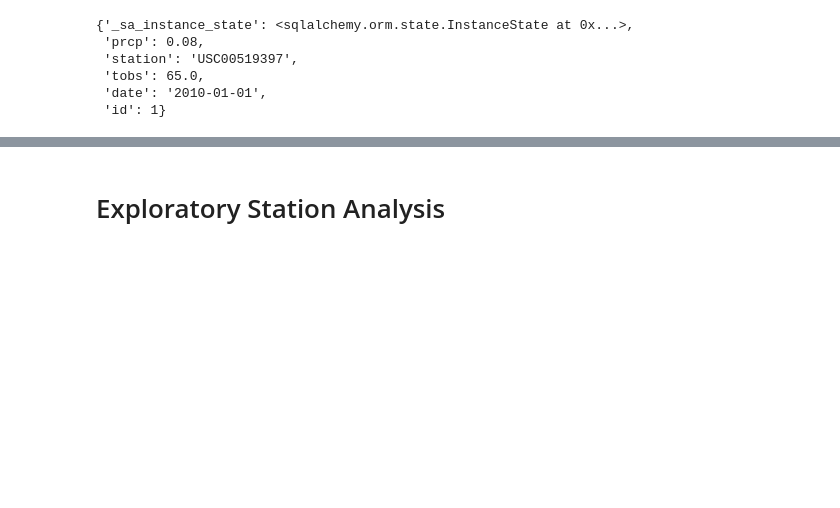
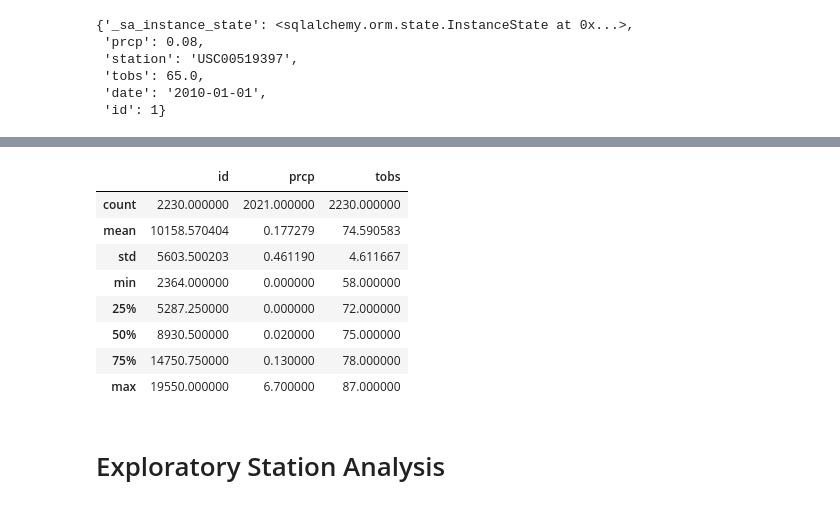
Before and after one commit to andrew-ana/sqlalchemy-challenge, a Jupyter notebook: climate_starter.ipynb, the cells around one changed output, grey strips where cells are left out. Saved outputs shown, nothing was run; the diff lists cells and outputs as text; code cells hidden in the pictures; blank space fills up the shorter version.

```diff
--- a/climate_starter.ipynb
+++ b/climate_starter.ipynb
@@ -73,4 +95,15 @@ AttributeError: type object 'Session' has no attribute 'cursor'
 # %%
 # Use Pandas to calcualte the summary statistics for the precipitation data
+last_year.describe()
+# %% [output]
+|  | id | prcp | tobs |
+| count | 2230.000000 | 2021.000000 | 2230.000000 |
+| mean | 10158.570404 | 0.177279 | 74.590583 |
+| std | 5603.500203 | 0.461190 | 4.611667 |
+| min | 2364.000000 | 0.000000 | 58.000000 |
+| 25% | 5287.250000 | 0.000000 | 72.000000 |
+| 50% | 8930.500000 | 0.020000 | 75.000000 |
+| 75% | 14750.750000 | 0.130000 | 78.000000 |
+| max | 19550.000000 | 6.700000 | 87.000000 |
 # %% [markdown]
 # Exploratory Station Analysis
```
Also changed, not shown: parts of 9 cells of this notebook.
